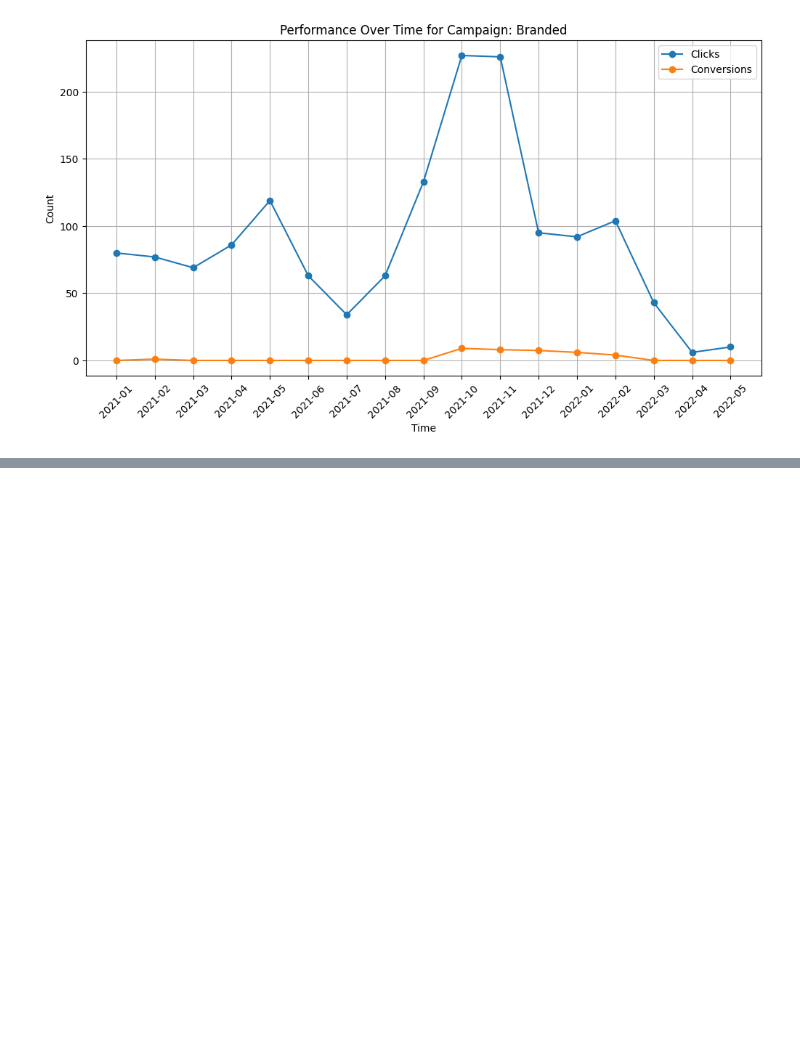
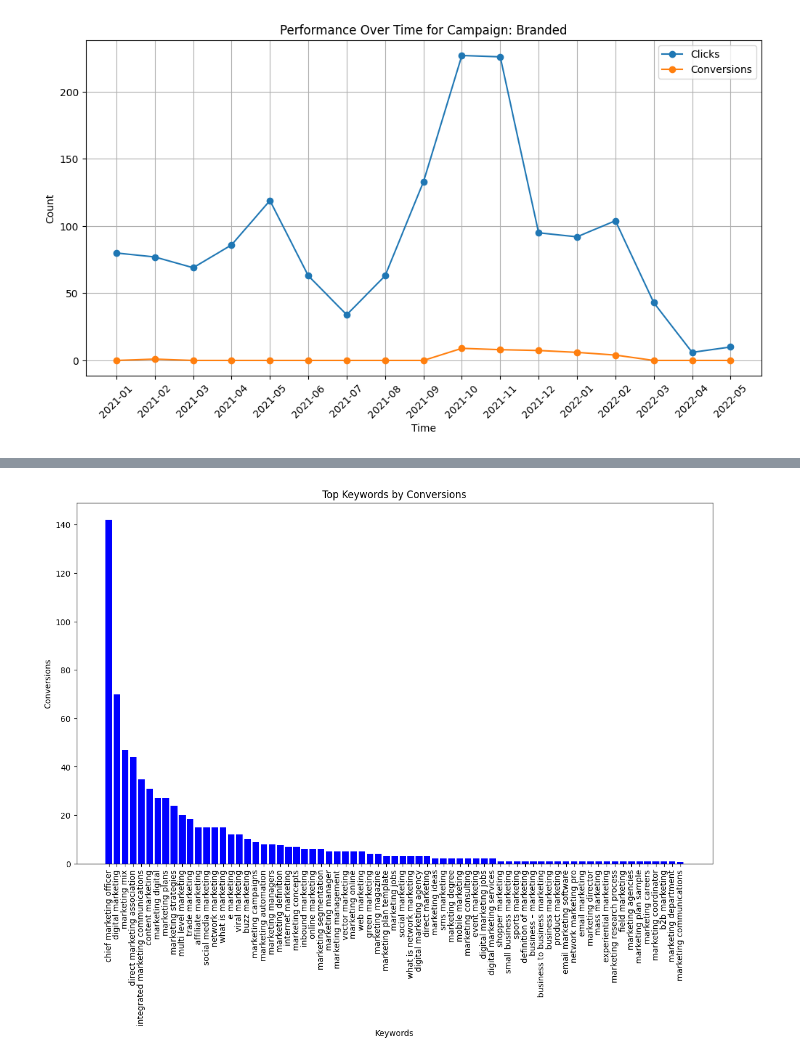
Before and after one commit to Maxterjs99/marketing_test, a Jupyter notebook: datamarketing.ipynb, the cells around one changed output, grey strips where cells are left out. Saved outputs shown, nothing was run; the diff lists cells and outputs as text; code cells hidden in the pictures; blank space fills up the shorter version.

```diff
--- a/datamarketing.ipynb
+++ b/datamarketing.ipynb
@@ -309,0 +426,7 @@ df2_grouped.to_csv('1_campang_by_date.csv', index=False)
+# %%
+df3 = df1.groupby('kw').agg({
+    'impressions': 'sum',
+    'clicks': 'sum',
+    'cost': 'sum',
+    'conversions': 'sum'
+}).reset_index()
@@ -309,0 +449,8 @@ df2_grouped.to_csv('1_campang_by_date.csv', index=False)
+# %%
+df3['CPC'] = df3['cost'] / df3['clicks']
+df3['CPC'] = df3['CPC'].fillna(0)
+df3['CPC'] = df3['CPC'].round(2)
+# %%
+df3['CPA'] = df3['cost'] / df3['conversions']
+df3['CPA'] = df3['CPA'].fillna(0).replace([np.inf, -np.inf], 0) # replace infinite values with 0
+df3['CPA'] = df3['CPA'].round(2)
@@ -309,0 +473,4 @@ df2_grouped.to_csv('1_campang_by_date.csv', index=False)
+# %%
+df3 = df3[df3['conversions'] > 0]
+df3.reset_index(drop=True, inplace=True)
+df3
@@ -309,0 +491,14 @@ df2_grouped.to_csv('1_campang_by_date.csv', index=False)
+# %%
+# Ordenar por conversiones
+effective_keywords_sorted = df3.sort_values(by='conversions', ascending=False)
+
+# Crear el gráfico de barras
+plt.figure(figsize=(14, 8))
+plt.bar(effective_keywords_sorted['kw'], effective_keywords_sorted['conversions'], color='blue')
+plt.xlabel('Keywords')
+plt.ylabel('Conversions')
+plt.title('Top Keywords by Conversions')
+plt.xticks(rotation=90)
+plt.show()
+# %% [output]
+[figure, added]
```
Also changed, not shown: parts of 24 cells of this notebook, 2 other files.
